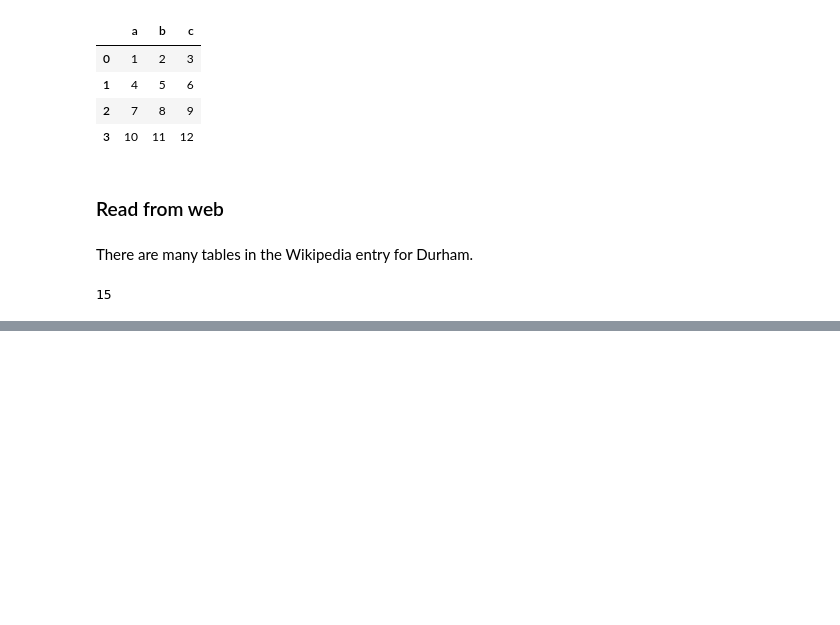
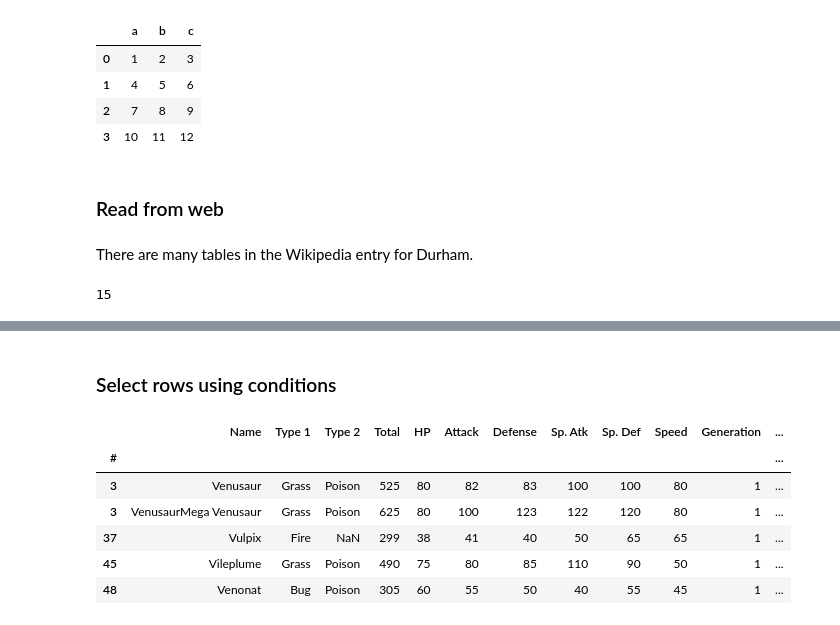
Before and after one commit to cliburn/learn-python-stats, a Jupyter notebook: Lesson04.ipynb, the cells around one changed output, grey strips where cells are left out. Saved outputs shown, nothing was run; the diff lists cells and outputs as text; code cells hidden in the pictures; blank space fills up the shorter version.

```diff
--- a/Lesson04.ipynb
+++ b/Lesson04.ipynb
@@ -148,0 +146,4 @@ dfs[4]
+# %%
+url = 'https://rb.gy/u5avn'
+# %%
+df = pd.read_csv(url, index_col=0)
@@ -148,0 +202,12 @@ dfs[4]
+# %% [markdown]
+### Select rows using conditions
+# %%
+df.loc[df.Name.str.startswith('V')].head()
+# %% [output]
+|  | Name | Type 1 | Type 2 | Total | HP | Attack | Defense | Sp. Atk | Sp. Def | Speed | Generation | ... |
+| # |  |  |  |  |  |  |  |  |  |  |  | ... |
+| 3 | Venusaur | Grass | Poison | 525 | 80 | 82 | 83 | 100 | 100 | 80 | 1 | ... |
+| 3 | VenusaurMega Venusaur | Grass | Poison | 625 | 80 | 100 | 123 | 122 | 120 | 80 | 1 | ... |
+| 37 | Vulpix | Fire | NaN | 299 | 38 | 41 | 40 | 50 | 65 | 65 | 1 | ... |
+| 45 | Vileplume | Grass | Poison | 490 | 75 | 80 | 85 | 110 | 90 | 50 | 1 | ... |
+| 48 | Venonat | Bug | Poison | 305 | 60 | 55 | 50 | 40 | 55 | 45 | 1 | ... |
```
Also changed, not shown: parts of 50 cells of this notebook.
